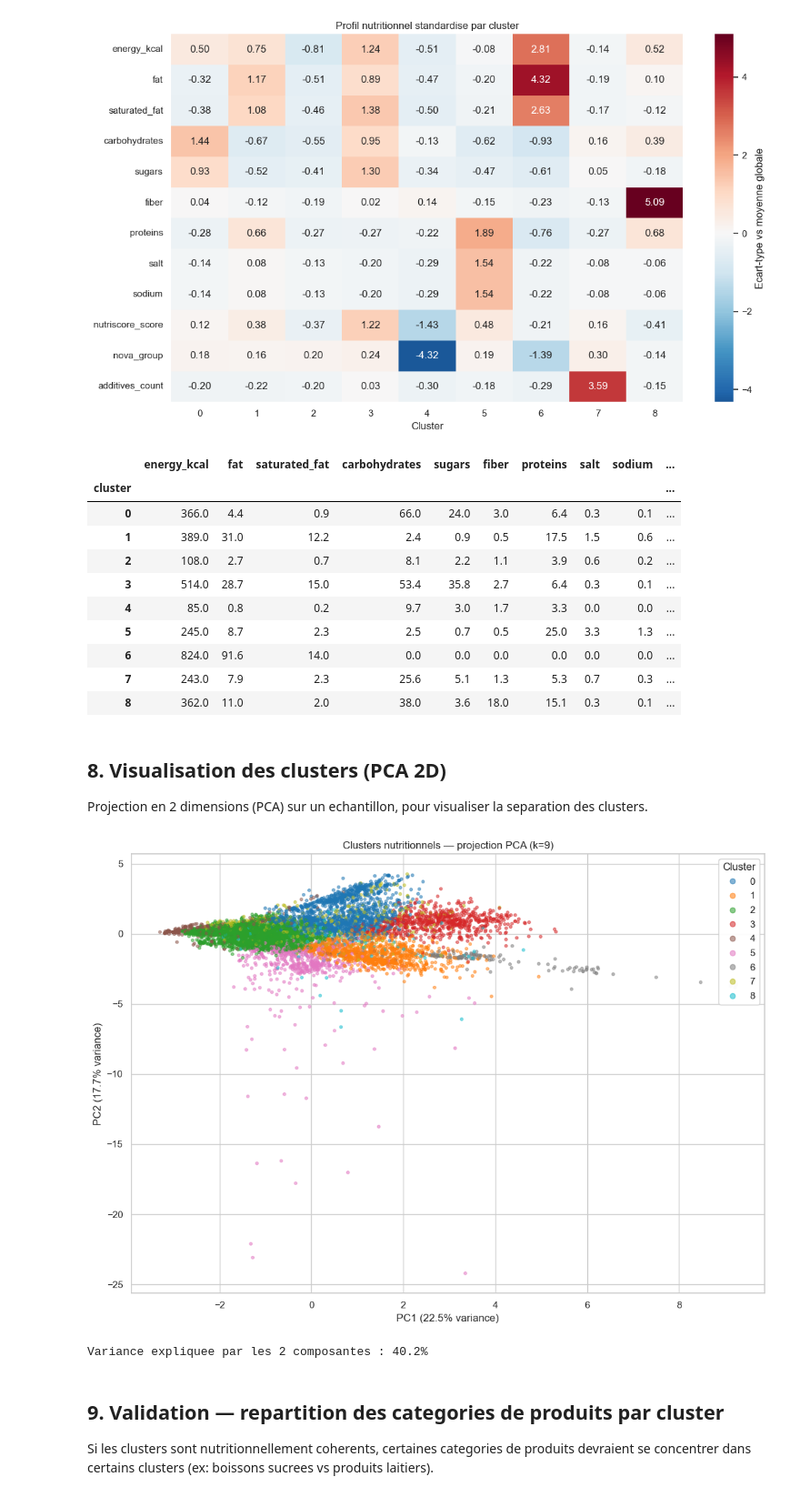
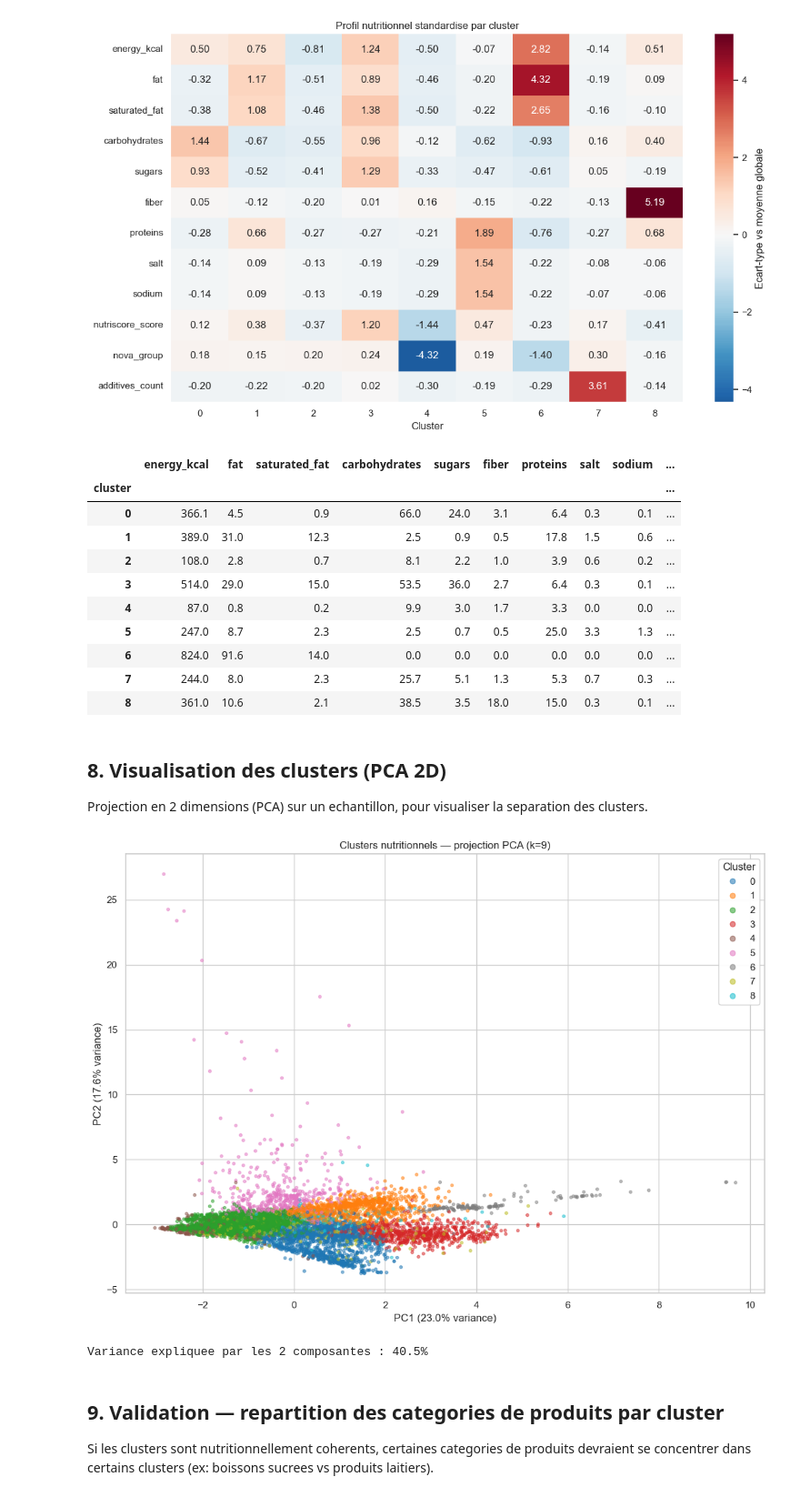
Before and after one commit to Yann-Fournier/Foodiz, a Jupyter notebook: Notebooks/4-ML_Non_Supervise_Clustering.ipynb, the cells around one changed output. Shown at 91% size. Drawn from its saved outputs; the diff is of its cells as text; code cells hidden in the pictures.

```diff
--- a/Notebooks/4-ML_Non_Supervise_Clustering.ipynb
+++ b/Notebooks/4-ML_Non_Supervise_Clustering.ipynb
@@ -95,15 +95,18 @@ for col in feature_cols:
         df_raw[col] = np.nan
 
 n_before = len(df_raw)
-df_cluster = df_raw.dropna(subset=required_nutrition).copy()
+df_cluster = df_raw.dropna(subset=required_nutrition).copy().reset_index(drop=True)
 print(f"Avant filtrage : {n_before:,} produits")
 print(f"Apres filtrage : {len(df_cluster):,} produits ({len(df_cluster) / n_before:.1%} conserves)")
 
+# df_sample sert uniquement a l'entrainement (recherche de k, fit du KMeans) pour rester rapide.
+# df_cluster garde l'integralite des produits filtres : c'est sur lui que le modele entraine
+# sera applique (predict) pour assigner un cluster a TOUS les produits, pas seulement a l'echantillon.
 if len(df_cluster) > MAX_SAMPLES:
-    df_cluster = df_cluster.sample(n=MAX_SAMPLES, random_state=RANDOM_STATE)
-    print(f"Echantillonnage applique : {MAX_SAMPLES:,} produits conserves")
-
-df_cluster = df_cluster.reset_index(drop=True)
+    df_sample = df_cluster.sample(n=MAX_SAMPLES, random_state=RANDOM_STATE).reset_index(drop=True)
+    print(f"Echantillon d'entrainement : {MAX_SAMPLES:,} produits (sur {len(df_cluster):,} au total)")
+else:
+    df_sample = df_cluster
 # %% [output]
 Avant filtrage : 2,200,323 produits
 Apres filtrage : 2,082,840 produits (94.7% conserves)
@@ -118,11 +121,13 @@ preprocessor = Pipeline([
     ('scaler', StandardScaler())
 ])
 
-X = df_cluster[feature_cols]
+t0 = time.time()
+X_scaled = preprocessor.fit_transform(df_sample[feature_cols])
+duree = time.time() - t0
+print(f"Pretraitement (echantillon) : {X_scaled.shape[0]:,} lignes x {X_scaled.shape[1]} features en {duree:.1f}s")
 
 t0 = time.time()
-X_scaled = preprocessor.fit_transform(X)
+X_scaled_full = preprocessor.transform(df_cluster[feature_cols])
 duree = time.time() - t0
-
-print(f"Pretraitement : {X_scaled.shape[0]:,} lignes x {X_scaled.shape[1]} features en {duree:.1f}s")
+print(f"Pretraitement (jeu complet) : {X_scaled_full.shape[0]:,} lignes x {X_scaled_full.shape[1]} features en {duree:.1f}s")
 # %% [output]
@@ -192,15 +198,22 @@ plt.show()
 # %%
 t0 = time.time()
 kmeans_model = MiniBatchKMeans(n_clusters=best_k, random_state=RANDOM_STATE, n_init=10, batch_size=2048)
-df_cluster['cluster'] = kmeans_model.fit_predict(X_scaled)
+sample_labels = kmeans_model.fit_predict(X_scaled)
 train_time = time.time() - t0
 
-final_silhouette = silhouette_score(X_scaled[silhouette_sample_idx], df_cluster['cluster'].values[silhouette_sample_idx])
-final_db = davies_bouldin_score(X_scaled[silhouette_sample_idx], df_cluster['cluster'].values[silhouette_sample_idx])
+final_silhouette = silhouette_score(X_scaled[silhouette_sample_idx], sample_labels[silhouette_sample_idx])
+final_db = davies_bouldin_score(X_scaled[silhouette_sample_idx], sample_labels[silhouette_sample_idx])
 
-print(f"Entrainement final (k={best_k}) : {train_time:.1f}s")
+# Le modele est entraine sur l'echantillon (rapide), puis applique (predict, pas fit) a l'integralite
+# des produits filtres pour que chaque produit obtienne un cluster, pas seulement les 300k de l'echantillon.
+t0 = time.time()
+df_cluster['cluster'] = kmeans_model.predict(X_scaled_full)
+predict_time = time.time() - t0
+
+print(f"Entrainement (echantillon, k={best_k}) : {train_time:.1f}s")
+print(f"Prediction sur le jeu complet ({len(df_cluster):,} produits) : {predict_time:.1f}s")
 print(f"Score de silhouette : {final_silhouette:.3f}")
 print(f"Indice de Davies-Bouldin : {final_db:.3f} (plus bas = mieux)")
-print(f"\nTaille des clusters :")
+print(f"\nTaille des clusters (jeu complet) :")
 print(df_cluster['cluster'].value_counts().sort_index())
 # %% [output]
@@ -255,40 +269,40 @@ cluster_real_values.round(1)
 # %% [output]
 |  | energy_kcal | fat | saturated_fat | carbohydrates | sugars | fiber | proteins | salt | sodium | ... |
 | cluster |  |  |  |  |  |  |  |  |  | ... |
-| 0 | 366.0 | 4.4 | 0.9 | 66.0 | 24.0 | 3.0 | 6.4 | 0.3 | 0.1 | ... |
-| 1 | 389.0 | 31.0 | 12.2 | 2.4 | 0.9 | 0.5 | 17.5 | 1.5 | 0.6 | ... |
-| 2 | 108.0 | 2.7 | 0.7 | 8.1 | 2.2 | 1.1 | 3.9 | 0.6 | 0.2 | ... |
-| 3 | 514.0 | 28.7 | 15.0 | 53.4 | 35.8 | 2.7 | 6.4 | 0.3 | 0.1 | ... |
-| 4 | 85.0 | 0.8 | 0.2 | 9.7 | 3.0 | 1.7 | 3.3 | 0.0 | 0.0 | ... |
-| 5 | 245.0 | 8.7 | 2.3 | 2.5 | 0.7 | 0.5 | 25.0 | 3.3 | 1.3 | ... |
+| 0 | 366.1 | 4.5 | 0.9 | 66.0 | 24.0 | 3.1 | 6.4 | 0.3 | 0.1 | ... |
+| 1 | 389.0 | 31.0 | 12.3 | 2.5 | 0.9 | 0.5 | 17.8 | 1.5 | 0.6 | ... |
+| 2 | 108.0 | 2.8 | 0.7 | 8.1 | 2.2 | 1.0 | 3.9 | 0.6 | 0.2 | ... |
+| 3 | 514.0 | 29.0 | 15.0 | 53.5 | 36.0 | 2.7 | 6.4 | 0.3 | 0.1 | ... |
+| 4 | 87.0 | 0.8 | 0.2 | 9.9 | 3.0 | 1.7 | 3.3 | 0.0 | 0.0 | ... |
+| 5 | 247.0 | 8.7 | 2.3 | 2.5 | 0.7 | 0.5 | 25.0 | 3.3 | 1.3 | ... |
 | 6 | 824.0 | 91.6 | 14.0 | 0.0 | 0.0 | 0.0 | 0.0 | 0.0 | 0.0 | ... |
-| 7 | 243.0 | 7.9 | 2.3 | 25.6 | 5.1 | 1.3 | 5.3 | 0.7 | 0.3 | ... |
-| 8 | 362.0 | 11.0 | 2.0 | 38.0 | 3.6 | 18.0 | 15.1 | 0.3 | 0.1 | ... |
+| 7 | 244.0 | 8.0 | 2.3 | 25.7 | 5.1 | 1.3 | 5.3 | 0.7 | 0.3 | ... |
+| 8 | 361.0 | 10.6 | 2.1 | 38.5 | 3.5 | 18.0 | 15.0 | 0.3 | 0.1 | ... |
 # %% [markdown]
 ## 8. Visualisation des clusters (PCA 2D)
 
 Projection en 2 dimensions (PCA) sur un echantillon, pour visualiser la separation des clusters.
 # %%
-plot_sample_idx = np.random.RandomState(RANDOM_STATE).choice(len(X_scaled), size=min(8_000, len(X_scaled)), replace=False)
+plot_sample_idx = np.random.RandomState(RANDOM_STATE).choice(len(X_scaled_full), size=min(8_000, len(X_scaled_full)), replace=False)
 
 pca = PCA(n_components=2, random_state=RANDOM_STATE)
-X_pca = pca.fit_transform(X_scaled[plot_sample_idx])
+X_pca = pca.fit_transform(X_scaled_full[plot_sample_idx])
 clusters_sample = df_cluster['cluster'].values[plot_sample_idx]
 
 fig, ax = plt.subplots(figsize=(11, 8))
 scatter = ax.scatter(X_pca[:, 0], X_pca[:, 1], c=clusters_sample, cmap='tab10', alpha=0.5, s=10)
 legend = ax.legend(*scatter.legend_elements(), title="Cluster", loc='upper right')
 ax.add_artist(legend)
 ax.set_xlabel(f'PC1 ({pca.explained_variance_ratio_[0]:.1%} variance)')
 ax.set_ylabel(f'PC2 ({pca.explained_variance_ratio_[1]:.1%} variance)')
 ax.set_title(f'Clusters nutritionnels — projection PCA (k={best_k})')
 plt.tight_layout()
 plt.show()
 
 print(f"Variance expliquee par les 2 composantes : {pca.explained_variance_ratio_.sum():.1%}")
 # %% [output]
-[figure, old version]
+[figure, new version]
-Variance expliquee par les 2 composantes : 40.2%
+Variance expliquee par les 2 composantes : 40.5%
 # %% [markdown]
 ## 9. Validation — repartition des categories de produits par cluster
 
```
Also changed, not shown: parts of 10 cells of this notebook, 1 other file.
